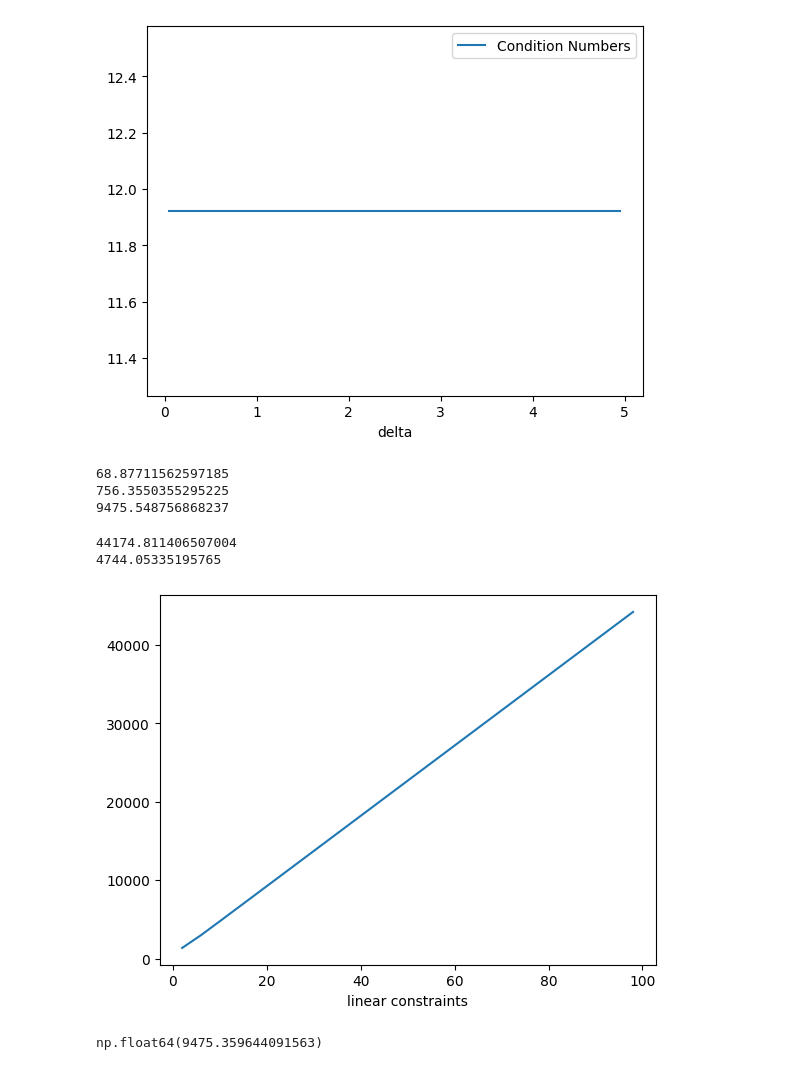
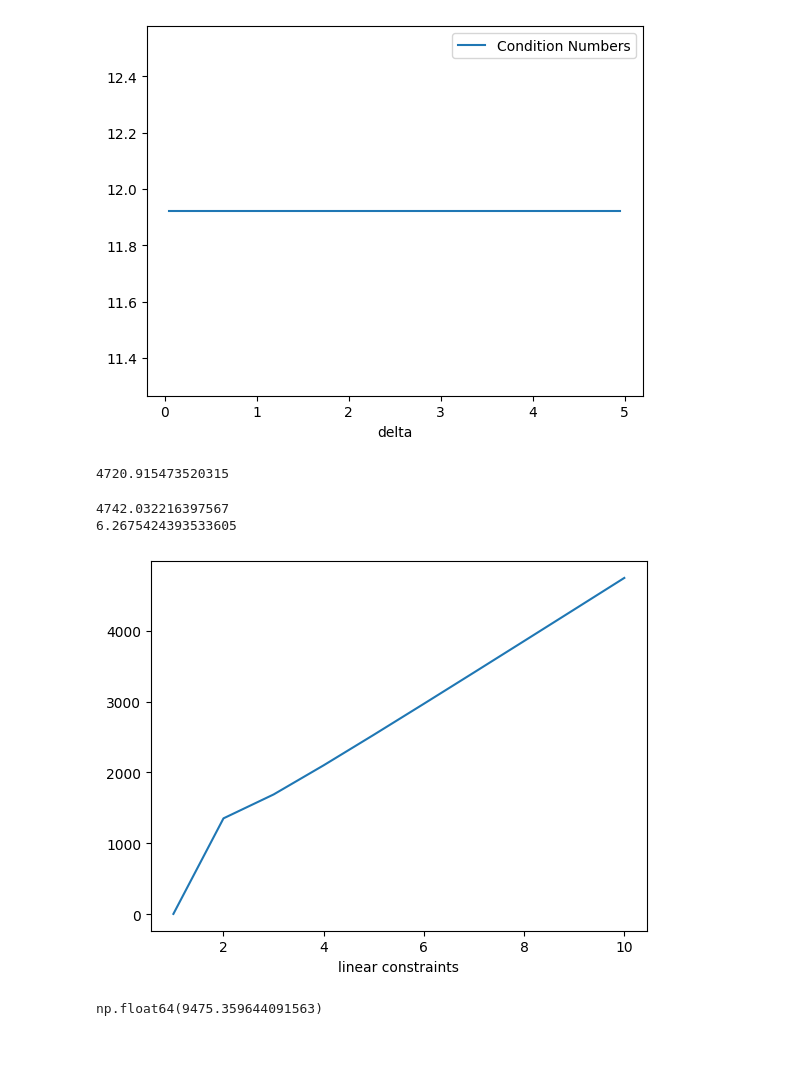
Before and after one commit to micpap25/ENG-QUANT, a Jupyter notebook: experiments/condition_number.ipynb, the cells around one changed output. Saved outputs shown, nothing was run; the diff lists cells and outputs as text; code cells hidden in the pictures.

```diff
--- a/experiments/condition_number.ipynb
+++ b/experiments/condition_number.ipynb
@@ -242,36 +242,33 @@ plt.legend()
 <matplotlib.legend.Legend at 0x...>
 [figure]
 # %%
-print(condition_number(f_name="Model11_lp.json"))
-print(condition_number_no_bounds(f_name="Model11_lp.json"))
 print(condition_number_nes_basic(f_name="Model11_lp.json"))
 # %% [output]
-68.87711562597185
-756.3550355295225
-9475.548756868237
+4720.915473520315
 # %%
 conds = []
-lin_cons_range = range(2, 101, 4)
+lin_cons_range = range(1, 11)
+# lin_cons_range = range(2, 101, 4)
 # lin_cons_range = range(20, 1001, 40)
 for lin_cons in lin_cons_range:
-    # quadratic_model_lin_approx(lin_cons, OUTER_APPROXIMATION, COEFFICIENT_SURROGATE,
-    #                             SURROGATE_BOUND_BELOW, SURROGATE_BOUND_ABOVE, remove_division=False,
-    #                             f_name="model11_quad_reform_2.json")
-    quadratic_lin_approx_no_surrogate(lin_cons, OUTER_APPROXIMATION, remove_division=REMOVE_DIVISION,
-                                        f_name="model11_quad_reform_2.json")
+    quadratic_model_lin_approx(lin_cons, OUTER_APPROXIMATION, COEFFICIENT_SURROGATE,
+                                SURROGATE_BOUND_BELOW, SURROGATE_BOUND_ABOVE, remove_division=False,
+                                f_name="model11_quad_reform_2.json")
+    # quadratic_lin_approx_no_surrogate(lin_cons, True, remove_division=REMOVE_DIVISION,
+    #                                     f_name="model11_quad_reform_2.json")
     # conds.append(condition_number())
     # conds.append(condition_number_no_bounds())
     conds.append(condition_number_nes_basic())
 
 plt.xlabel("linear constraints")
 plt.plot(lin_cons_range, conds, label="Condition Numbers")
 
 print(conds[-1])
-print(conds[2])
+print(conds[0])
 # %% [output]
-44174.811406507004
-4744.05335195765
+4742.032216397567
+6.2675424393533605
-[figure, old version]
+[figure, new version]
 # %%
 quadratic_model_lin_approx(10, OUTER_APPROXIMATION, COEFFICIENT_SURROGATE,
                                 False, True, remove_division=False,
```
Also changed, not shown: 11 other files.
